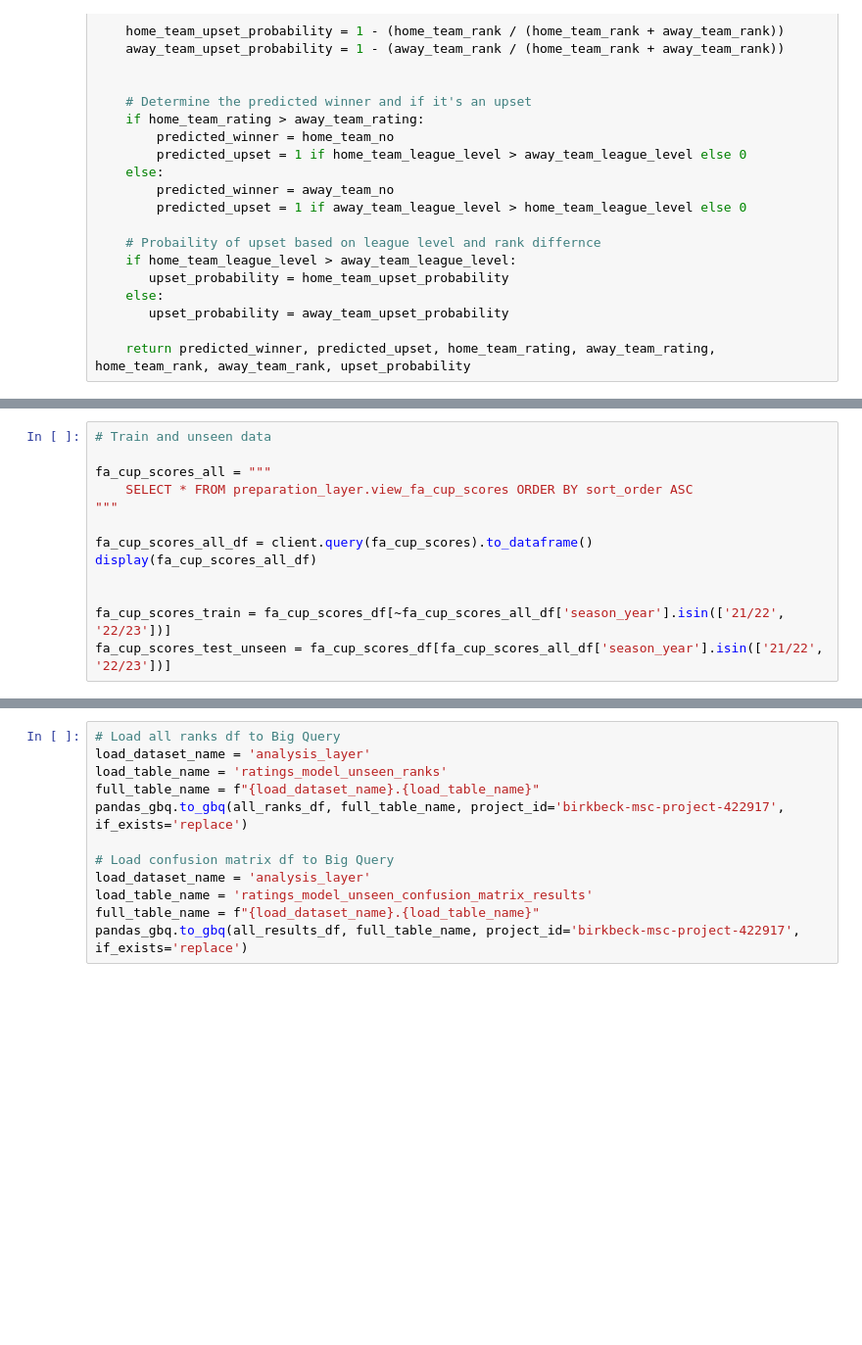
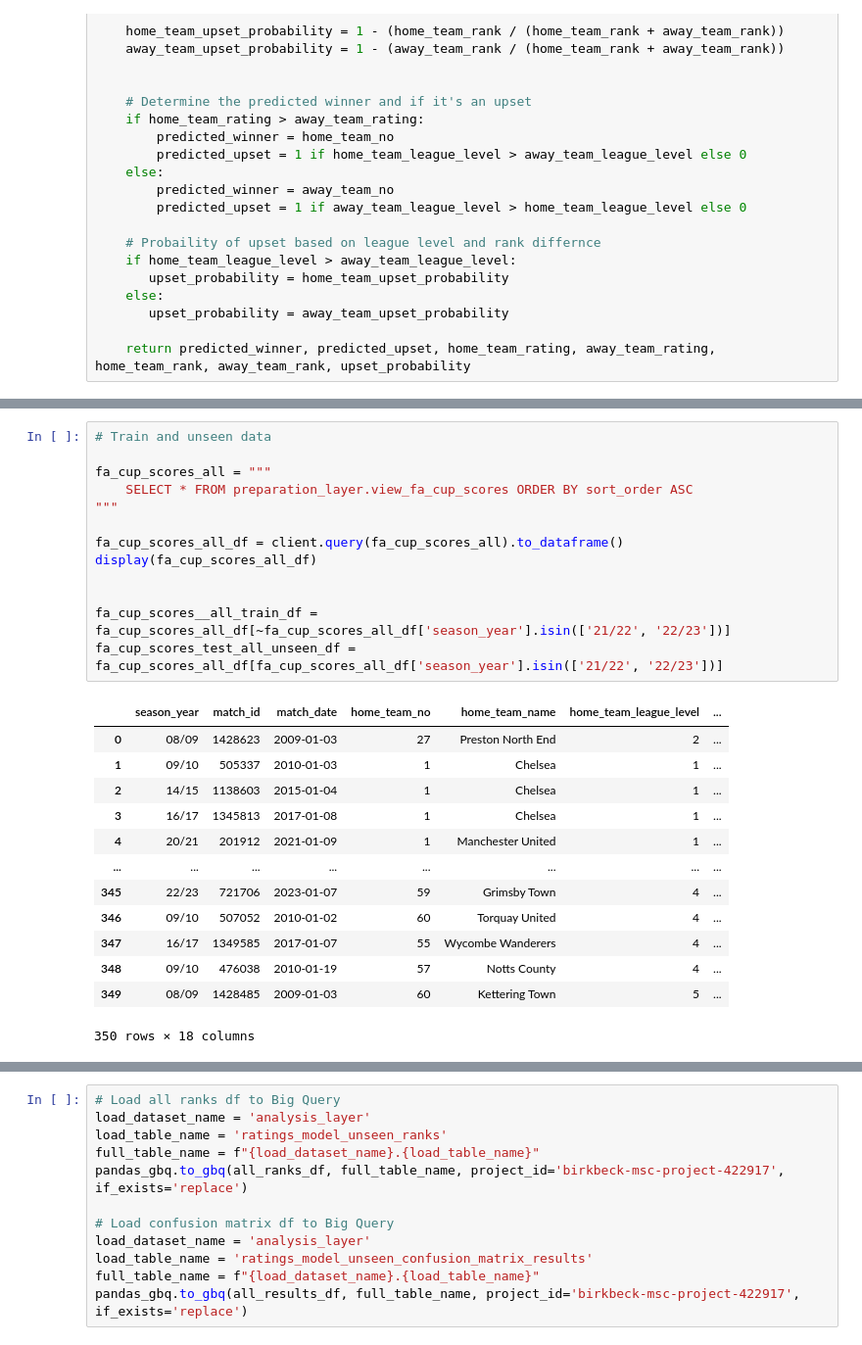
Before and after one commit to chorltonm/fa-cup-upsets, a Jupyter notebook: notebooks/models/rating_models_unseen.ipynb, the cells around one changed output, grey strips where cells are left out. Shown: that part at 98% size. Drawn from its saved outputs; the diff is of its cells as text; blank space fills up the shorter version.

```diff
--- a/notebooks/models/rating_models_unseen.ipynb
+++ b/notebooks/models/rating_models_unseen.ipynb
@@ -282,16 +311,30 @@ display(all_results_df)
 # %%
 # Train and unseen data
 
 fa_cup_scores_all = """
     SELECT * FROM preparation_layer.view_fa_cup_scores ORDER BY sort_order ASC
 """
 
-fa_cup_scores_all_df = client.query(fa_cup_scores).to_dataframe()
+fa_cup_scores_all_df = client.query(fa_cup_scores_all).to_dataframe()
 display(fa_cup_scores_all_df)
 
 
-fa_cup_scores_train = fa_cup_scores_df[~fa_cup_scores_all_df['season_year'].isin(['21/22', '22/23'])]
-fa_cup_scores_test_unseen = fa_cup_scores_df[fa_cup_scores_all_df['season_year'].isin(['21/22', '22/23'])]
+fa_cup_scores__all_train_df = fa_cup_scores_all_df[~fa_cup_scores_all_df['season_year'].isin(['21/22', '22/23'])]
+fa_cup_scores_test_all_unseen_df = fa_cup_scores_all_df[fa_cup_scores_all_df['season_year'].isin(['21/22', '22/23'])]
+# %% [output]
+|  | season_year | match_id | match_date | home_team_no | home_team_name | home_team_league_level | ... |
+| 0 | 08/09 | 1428623 | 2009-01-03 | 27 | Preston North End | 2 | ... |
+| 1 | 09/10 | 505337 | 2010-01-03 | 1 | Chelsea | 1 | ... |
+| 2 | 14/15 | 1138603 | 2015-01-04 | 1 | Chelsea | 1 | ... |
+| 3 | 16/17 | 1345813 | 2017-01-08 | 1 | Chelsea | 1 | ... |
+| 4 | 20/21 | 201912 | 2021-01-09 | 1 | Manchester United | 1 | ... |
+| ... | ... | ... | ... | ... | ... | ... | ... |
+| 345 | 22/23 | 721706 | 2023-01-07 | 59 | Grimsby Town | 4 | ... |
+| 346 | 09/10 | 507052 | 2010-01-02 | 60 | Torquay United | 4 | ... |
+| 347 | 16/17 | 1349585 | 2017-01-07 | 55 | Wycombe Wanderers | 4 | ... |
+| 348 | 09/10 | 476038 | 2010-01-19 | 57 | Notts County | 4 | ... |
+| 349 | 08/09 | 1428485 | 2009-01-03 | 60 | Kettering Town | 5 | ... |
+350 rows × 18 columns
 # %%
 # Basic Position Ratings
 ratings_model = 'basic_position'
```
Also changed, not shown: parts of 17 cells of this notebook.
